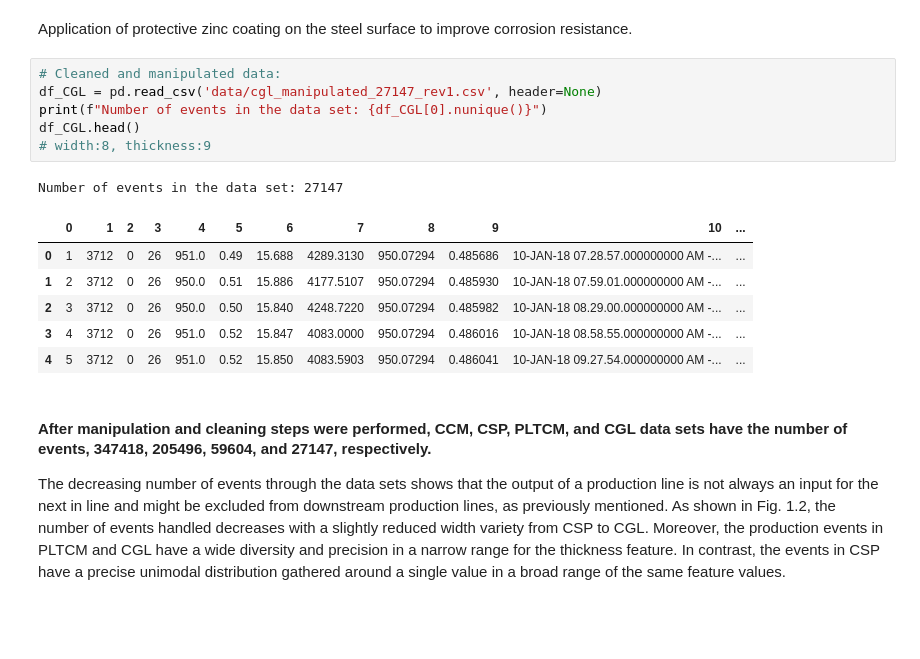
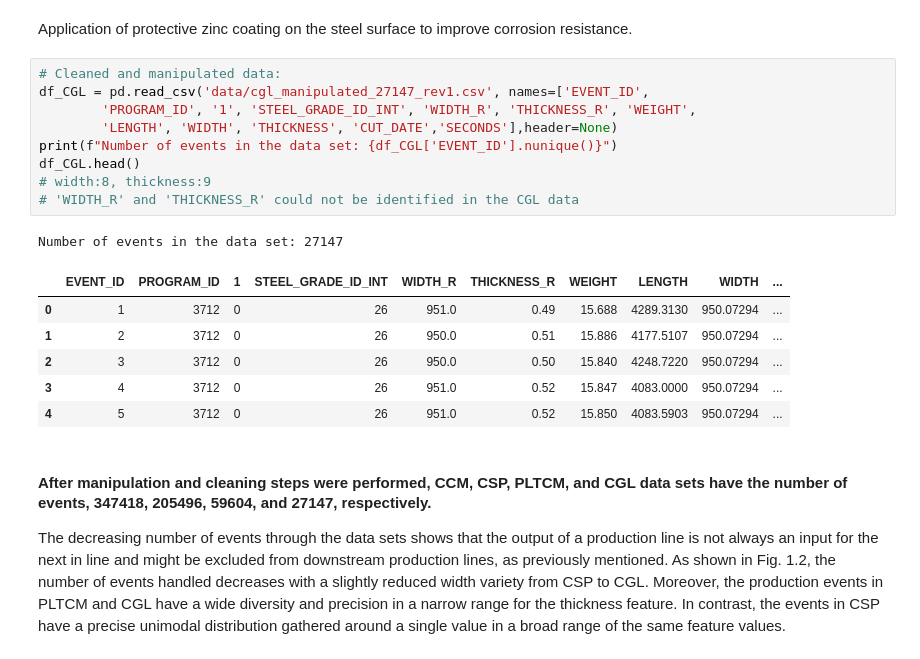
Before and after one commit to serkosi/discrimination-of-the-two-types-of-constraints-in-statistical-properties-of-the-production-data, a Jupyter notebook: 11_intro_background.ipynb, the cells around one changed output. Saved outputs shown, nothing was run; the diff lists cells and outputs as text; blank space fills up the shorter version.

```diff
--- a/11_intro_background.ipynb
+++ b/11_intro_background.ipynb
@@ -76,20 +76,23 @@ Number of events in the data set: 59604
 #### Continuous Galvanizing Line (CGL)
 # %% [markdown]
 Application of protective zinc coating on the steel surface to improve corrosion resistance.
-# %%
-# Cleaned and manipulated data:
-df_CGL = pd.read_csv('data/cgl_manipulated_27147_rev1.csv', header=None)
-print(f"Number of events in the data set: {df_CGL[0].nunique()}")
-df_CGL.head()
-# width:8, thickness:9
-# %% [output]
-Number of events in the data set: 27147
-|  | 0 | 1 | 2 | 3 | 4 | 5 | 6 | 7 | 8 | 9 | 10 | ... |
-| 0 | 1 | 3712 | 0 | 26 | 951.0 | 0.49 | 15.688 | 4289.3130 | 950.07294 | 0.485686 | 10-JAN-18 07.28.57.000000000 AM -... | ... |
-| 1 | 2 | 3712 | 0 | 26 | 950.0 | 0.51 | 15.886 | 4177.5107 | 950.07294 | 0.485930 | 10-JAN-18 07.59.01.000000000 AM -... | ... |
-| 2 | 3 | 3712 | 0 | 26 | 950.0 | 0.50 | 15.840 | 4248.7220 | 950.07294 | 0.485982 | 10-JAN-18 08.29.00.000000000 AM -... | ... |
-| 3 | 4 | 3712 | 0 | 26 | 951.0 | 0.52 | 15.847 | 4083.0000 | 950.07294 | 0.486016 | 10-JAN-18 08.58.55.000000000 AM -... | ... |
-| 4 | 5 | 3712 | 0 | 26 | 951.0 | 0.52 | 15.850 | 4083.5903 | 950.07294 | 0.486041 | 10-JAN-18 09.27.54.000000000 AM -... | ... |
+# %%
+# Cleaned and manipulated data:
+df_CGL = pd.read_csv('data/cgl_manipulated_27147_rev1.csv', names=['EVENT_ID',
+        'PROGRAM_ID', '1', 'STEEL_GRADE_ID_INT', 'WIDTH_R', 'THICKNESS_R', 'WEIGHT',
+        'LENGTH', 'WIDTH', 'THICKNESS', 'CUT_DATE','SECONDS'],header=None)
+print(f"Number of events in the data set: {df_CGL['EVENT_ID'].nunique()}")
+df_CGL.head()
+# width:8, thickness:9
+# 'WIDTH_R' and 'THICKNESS_R' could not be identified in the CGL data
+# %% [output]
+Number of events in the data set: 27147
+|  | EVENT_ID | PROGRAM_ID | 1 | STEEL_GRADE_ID_INT | WIDTH_R | THICKNESS_R | WEIGHT | LENGTH | WIDTH | ... |
+| 0 | 1 | 3712 | 0 | 26 | 951.0 | 0.49 | 15.688 | 4289.3130 | 950.07294 | ... |
+| 1 | 2 | 3712 | 0 | 26 | 950.0 | 0.51 | 15.886 | 4177.5107 | 950.07294 | ... |
+| 2 | 3 | 3712 | 0 | 26 | 950.0 | 0.50 | 15.840 | 4248.7220 | 950.07294 | ... |
+| 3 | 4 | 3712 | 0 | 26 | 951.0 | 0.52 | 15.847 | 4083.0000 | 950.07294 | ... |
+| 4 | 5 | 3712 | 0 | 26 | 951.0 | 0.52 | 15.850 | 4083.5903 | 950.07294 | ... |
 # %% [markdown]
 #### After manipulation and cleaning steps were performed, CCM, CSP, PLTCM, and CGL data sets have the number of events, 347418, 205496, 59604, and 27147, respectively.
 
```
Also changed, not shown: parts of 2 cells of this notebook.
